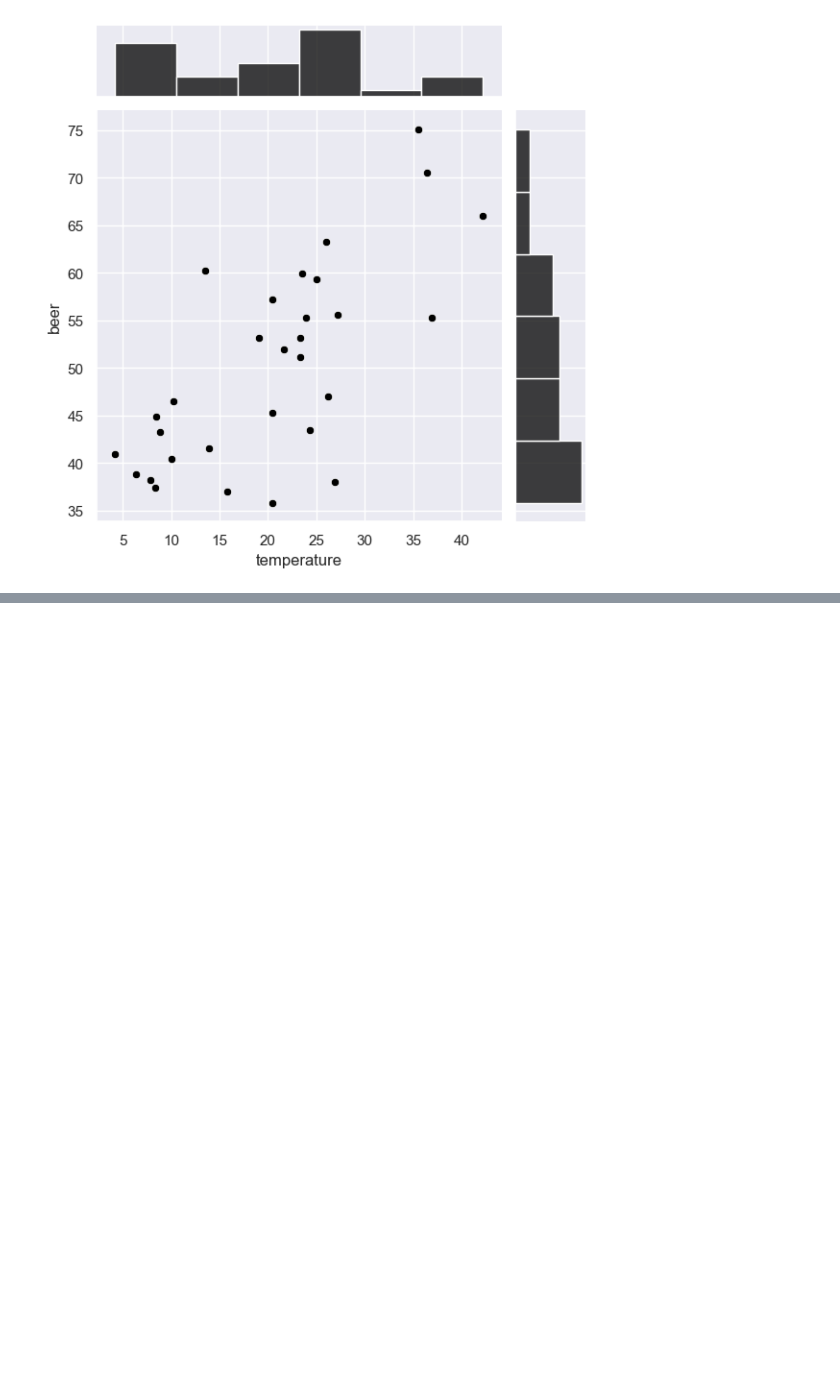
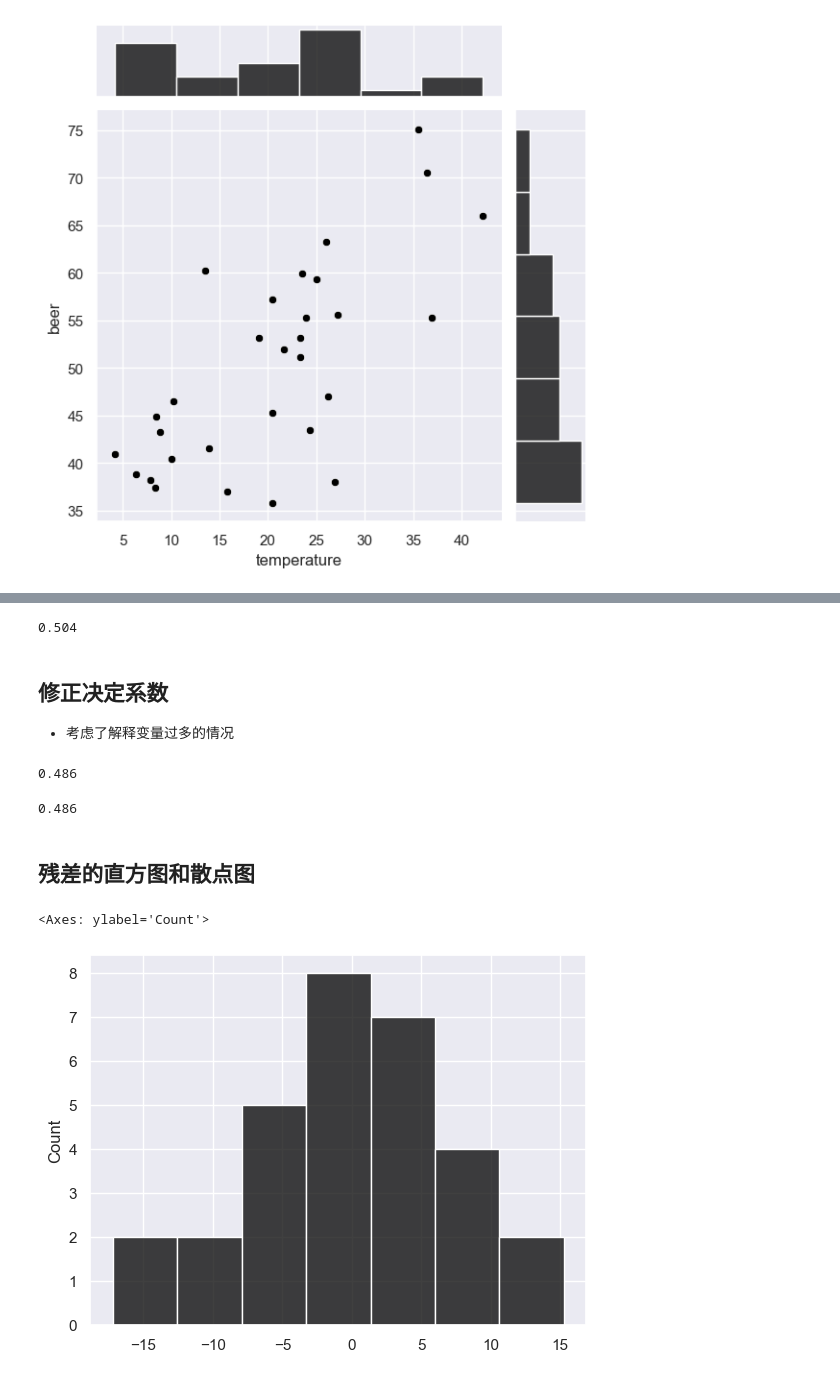
Before and after one commit to richard-ma/weekendProject, a Jupyter notebook: 202405-1statisticsPython/5-1一元回归.ipynb, the cells around one changed output, grey strips where cells are left out. Drawn from its saved outputs; the diff is of its cells as text; code cells hidden in the pictures; blank space fills up the shorter version.

```diff
--- a/202405-1statisticsPython/5-1一元回归.ipynb
+++ b/202405-1statisticsPython/5-1一元回归.ipynb
@@ -55,0 +125,3 @@ Notes:
+# %%
+resid = lm_model.resid # 获取残差
+resid.head()
@@ -55,0 +157,24 @@ Notes:
+# %%
+lm_model.rsquared # 自动计算决定系数
+# %% [output]
+0.504
+# %% [markdown]
+## 修正决定系数
+* 考虑了解释变量过多的情况
+# %%
+n = len(beer.beer)
+s = 1
+1 - ((np.sum(resid**2) / (n - s - 1)) / (np.sum((y-mu)**2) / (n - 1)))
+# %% [output]
+0.486
+# %%
+lm_model.rsquared_adj
+# %% [output]
+0.486
+# %% [markdown]
+## 残差的直方图和散点图
+# %%
+sns.histplot(resid, color='black')
+# %% [output]
+<Axes: ylabel='Count'>
+[figure, added]
```
Also changed, not shown: parts of 24 cells of this notebook.
